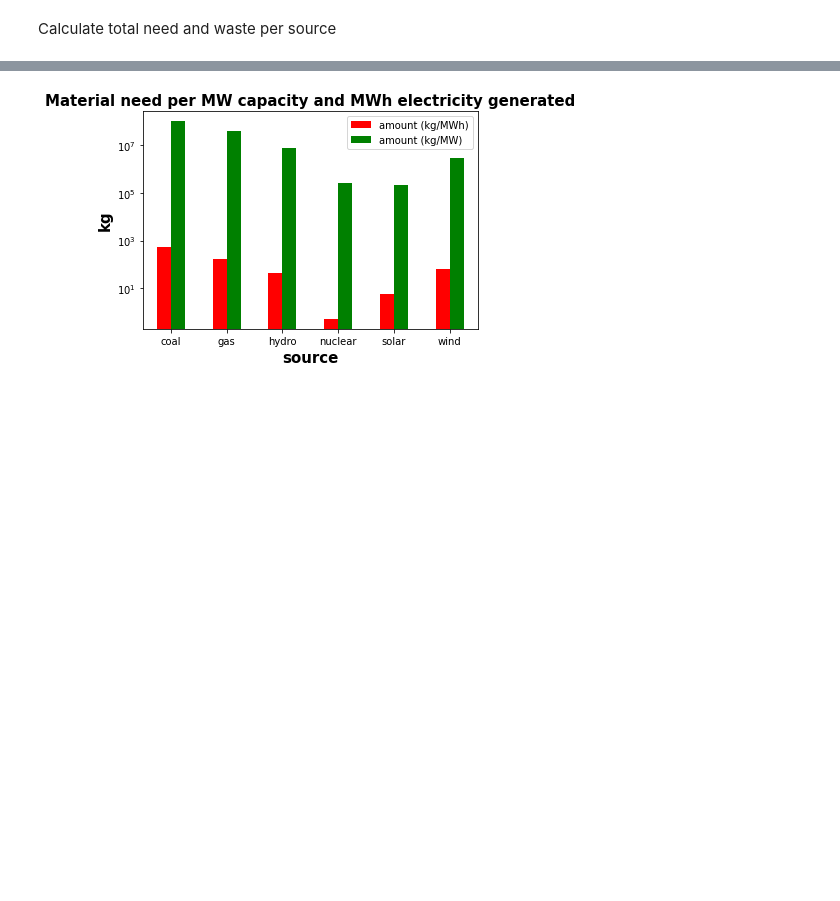
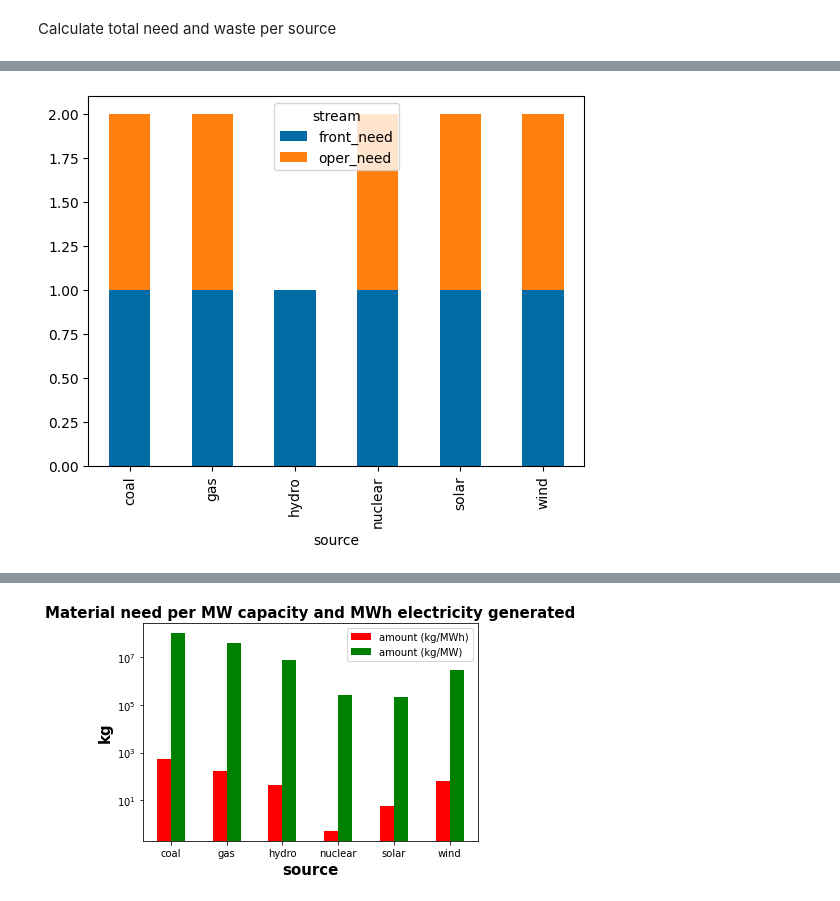
Before and after one commit to di212/mining_waste, a Jupyter notebook: get_material_flows (1).ipynb, the cells around one changed output, grey strips where cells are left out. Saved outputs shown, nothing was run; the diff lists cells and outputs as text; code cells hidden in the pictures; blank space fills up the shorter version.

```diff
--- a/get_material_flows (1).ipynb
+++ b/get_material_flows (1).ipynb
@@ -218,5 +238,5 @@ energy_s = pd.read_csv(cwd+"//data//model_data_f.csv")
 # %% [markdown]
 Calculate total need and waste per source
 # %%
-total_waste=energy_s[energy_s['stream'].str.contains('waste')].groupby(["source"],  as_index=False).sum()
-total_need=energy_s[energy_s['stream'].str.contains('need')].groupby(["source"],  as_index=False).sum()
+total_waste=energy_s[energy_s['stream'].str.contains('waste')].groupby([ "source", "stream"],  as_index=False).sum()
+total_need=energy_s[energy_s['stream'].str.contains('need')].groupby(["source", "stream"],  as_index=False).sum()
@@ -222,0 +247,10 @@ total_need=energy_s[energy_s['stream'].str.contains('need')].groupby(["source"],
+# %%
+total_need.groupby(["source", "stream"]).size().unstack().plot(kind='bar', stacked=True)
+from bokeh import Bar, output_file, show
+
+bar = Bar(x, values='enrolments', label='class', stack='gender',
+         title="Number of students enrolled per class",
+         legend='top_right',bar_width=1.0)
+output_file("myPlot.html")
+show(bar)
+# %% [output]
@@ -222,0 +258 @@ total_need=energy_s[energy_s['stream'].str.contains('need')].groupby(["source"],
+[figure, added]
```
Also changed, not shown: parts of 13 cells of this notebook, 15 other files.
